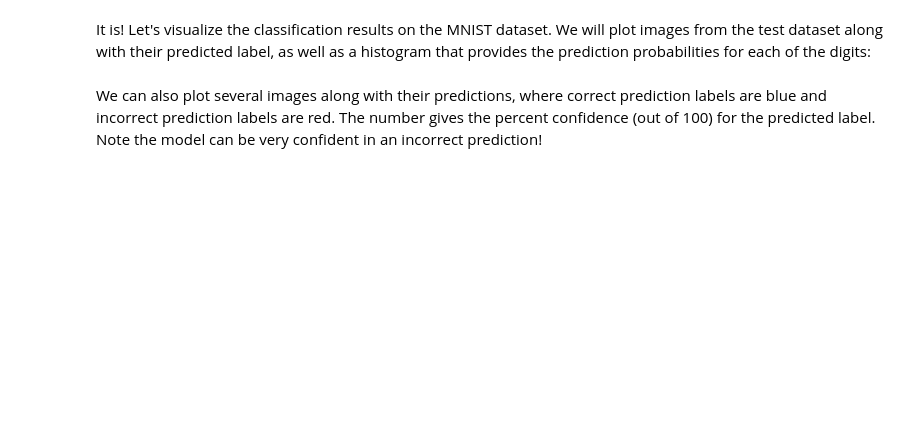
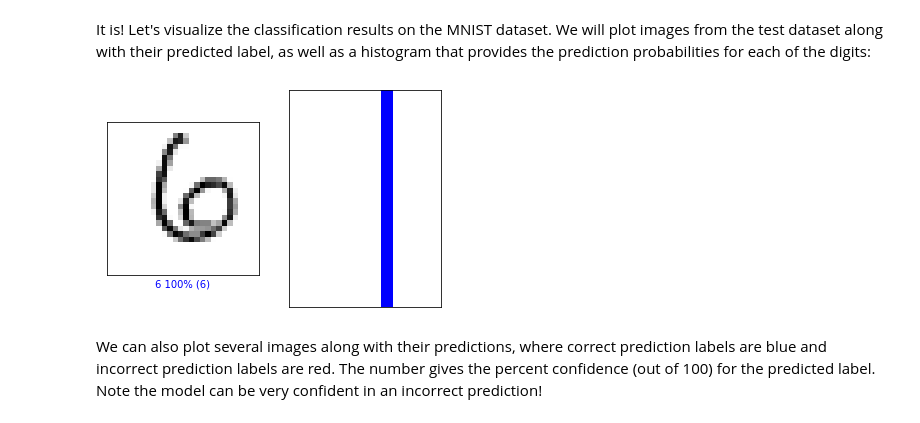
Before and after one commit to michael-rh/introtodeeplearning, a Jupyter notebook: lab2/Part1_MNIST.ipynb, the cells around one changed output. Cells and saved outputs as stored; diff of their text form; code cells hidden in the pictures; blank space fills up the shorter version.

```diff
--- a/lab2/Part1_MNIST.ipynb
+++ b/lab2/Part1_MNIST.ipynb
@@ -88,10 +113,10 @@ def build_fc_model():
       tf.keras.layers.Flatten(),
 
       # '''TODO: Define the activation function for the first fully connected (Dense) layer.'''
-      tf.keras.layers.Dense(128, activation= '''TODO'''),
+      tf.keras.layers.Dense(128, activation= tf.nn.relu),
 
       # '''TODO: Define the second Dense layer to output the classification probabilities'''
-      '''TODO: Dense layer to output classification probabilities'''
+      tf.keras.layers.Dense(10, activation=tf.nn.softmax)
 
   ])
   return fc_model
@@ -172,16 +213,16 @@ def build_cnn_model():
     cnn_model = tf.keras.Sequential([
 
         # TODO: Define the first convolutional layer
-        tf.keras.layers.Conv2D('''TODO'''),
+        tf.keras.layers.Conv2D(filters = 24,kernel_size=(3,3),activation = tf.nn.relu),
 
         # TODO: Define the first max pooling layer
-        tf.keras.layers.MaxPool2D('''TODO'''),
+        tf.keras.layers.MaxPool2D(pool_size = (2,2)),
 
         # TODO: Define the second convolutional layer
-        tf.keras.layers.Conv2D('''TODO'''),
+        tf.keras.layers.Conv2D(filters = 36, kernel_size = (3,3), activation=tf.nn.relu),
 
         # TODO: Define the second max pooling layer
-        tf.keras.layers.MaxPool2D('''TODO'''),
+        tf.keras.layers.MaxPool2D(),
 
         tf.keras.layers.Flatten(),
         tf.keras.layers.Dense(128, activation=tf.nn.relu),
@@ -189,7 +230,7 @@ def build_cnn_model():
         # TODO: Define the last Dense layer to output the classification
         # probabilities. Pay attention to the activation needed a probability
         # output
-        '''TODO: Dense layer to output classification probabilities'''
+        tf.keras.layers.Dense(10, activation=tf.nn.softmax)
     ])
 
     return cnn_model
@@ -205,9 +264,9 @@ print(cnn_model.summary())
 Now, as before, we can define the loss function, optimizer, and metrics through the `compile` method. Compile the CNN model with an optimizer and learning rate of choice:
 # %%
 '''TODO: Define the compile operation with your optimizer and learning rate of choice'''
-cnn_model.compile(optimizer='''TODO''', loss='''TODO''', metrics=['accuracy']) # TODO
+cnn_model.compile(optimizer=tf.keras.optimizers.SGD(learning_rate=0.01) , loss='sparse_categorical_crossentropy', metrics=['accuracy']) # TODO
 # %% [markdown]
 As was the case with the fully connected model, we can train our CNN using the `fit` method via the Keras API.
 # %%
 '''TODO: Use model.fit to train the CNN model, with the same batch_size and number of epochs previously used.'''
-cnn_model.fit('''TODO''')
+cnn_model.fit(x = train_images, y= train_labels,batch_size=BATCH_SIZE,epochs=EPOCHS)
@@ -250,11 +337,13 @@ It is! Let's visualize the classification results on the MNIST dataset. We will
 # %%
 #@title Change the slider to look at the model's predictions! { run: "auto" }
 
-image_index = 79 #@param {type:"slider", min:0, max:100, step:1}
+image_index = 100 #@param {type:"slider", min:0, max:100, step:1}
 plt.subplot(1,2,1)
 mdl.lab2.plot_image_prediction(image_index, predictions, test_labels, test_images)
 plt.subplot(1,2,2)
 mdl.lab2.plot_value_prediction(image_index, predictions,  test_labels)
+# %% [output]
+[figure, added]
 # %% [markdown]
 We can also plot several images along with their predictions, where correct prediction labels are blue and incorrect prediction labels are red. The number gives the percent confidence (out of 100) for the predicted label. Note the model can be very confident in an incorrect prediction!
 # %%
```
Also changed, not shown: parts of 13 cells of this notebook.
